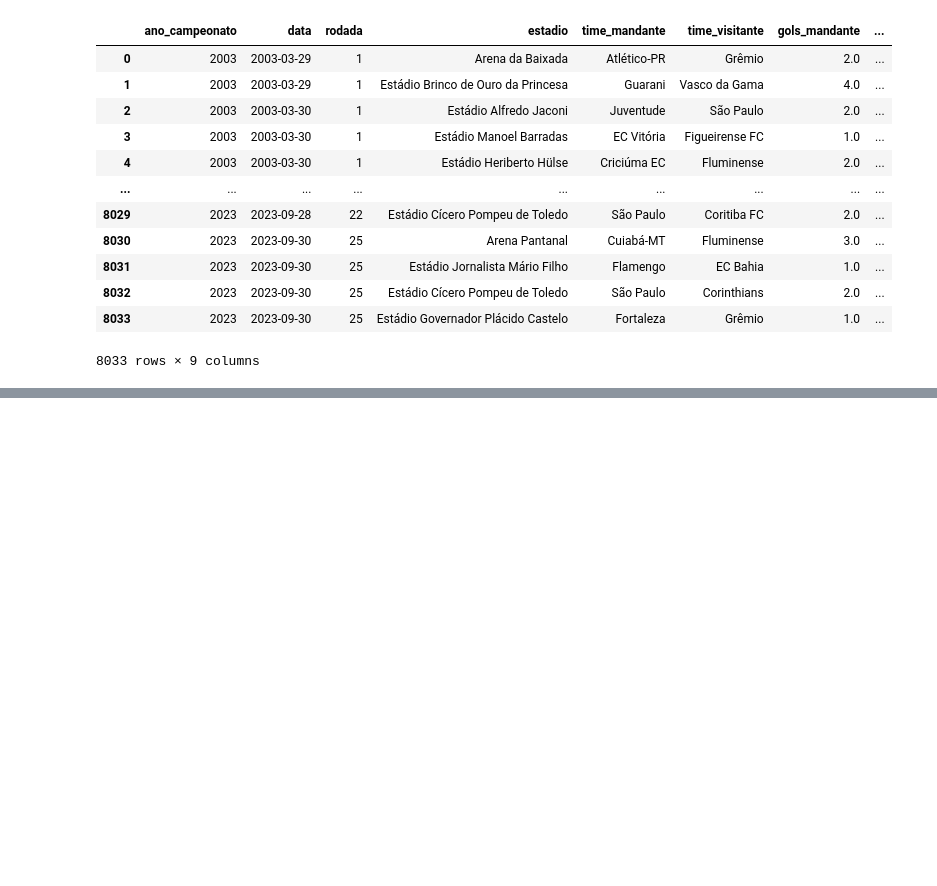
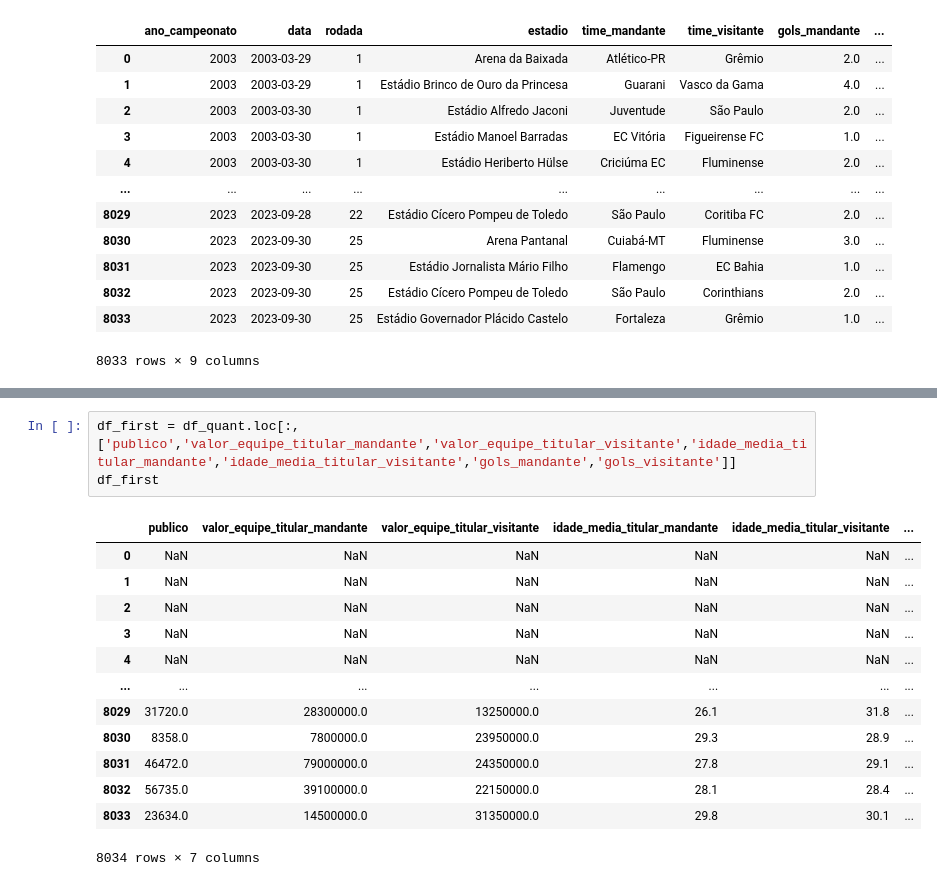
Before and after one commit to cunhavictor111/projeto2_cdados, a Jupyter notebook: Projeto2.ipynb, the cells around one changed output, grey strips where cells are left out. Drawn from its saved outputs; the diff is of its cells as text; blank space fills up the shorter version.

```diff
--- a/Projeto2.ipynb
+++ b/Projeto2.ipynb
@@ -199,0 +262,17 @@ df_gols
+# %%
+df_first = df_quant.loc[:,['publico','valor_equipe_titular_mandante','valor_equipe_titular_visitante','idade_media_titular_mandante','idade_media_titular_visitante','gols_mandante','gols_visitante']]
+df_first
+# %% [output]
+|  | publico | valor_equipe_titular_mandante | valor_equipe_titular_visitante | idade_media_titular_mandante | idade_media_titular_visitante | ... |
+| 0 | NaN | NaN | NaN | NaN | NaN | ... |
+| 1 | NaN | NaN | NaN | NaN | NaN | ... |
+| 2 | NaN | NaN | NaN | NaN | NaN | ... |
+| 3 | NaN | NaN | NaN | NaN | NaN | ... |
+| 4 | NaN | NaN | NaN | NaN | NaN | ... |
+| ... | ... | ... | ... | ... | ... | ... |
+| 8029 | 31720.0 | 28300000.0 | 13250000.0 | 26.1 | 31.8 | ... |
+| 8030 | 8358.0 | 7800000.0 | 23950000.0 | 29.3 | 28.9 | ... |
+| 8031 | 46472.0 | 79000000.0 | 24350000.0 | 27.8 | 29.1 | ... |
+| 8032 | 56735.0 | 39100000.0 | 22150000.0 | 28.1 | 28.4 | ... |
+| 8033 | 23634.0 | 14500000.0 | 31350000.0 | 29.8 | 30.1 | ... |
+8034 rows × 7 columns
```
Also changed, not shown: parts of 12 cells of this notebook, 1 other file.
